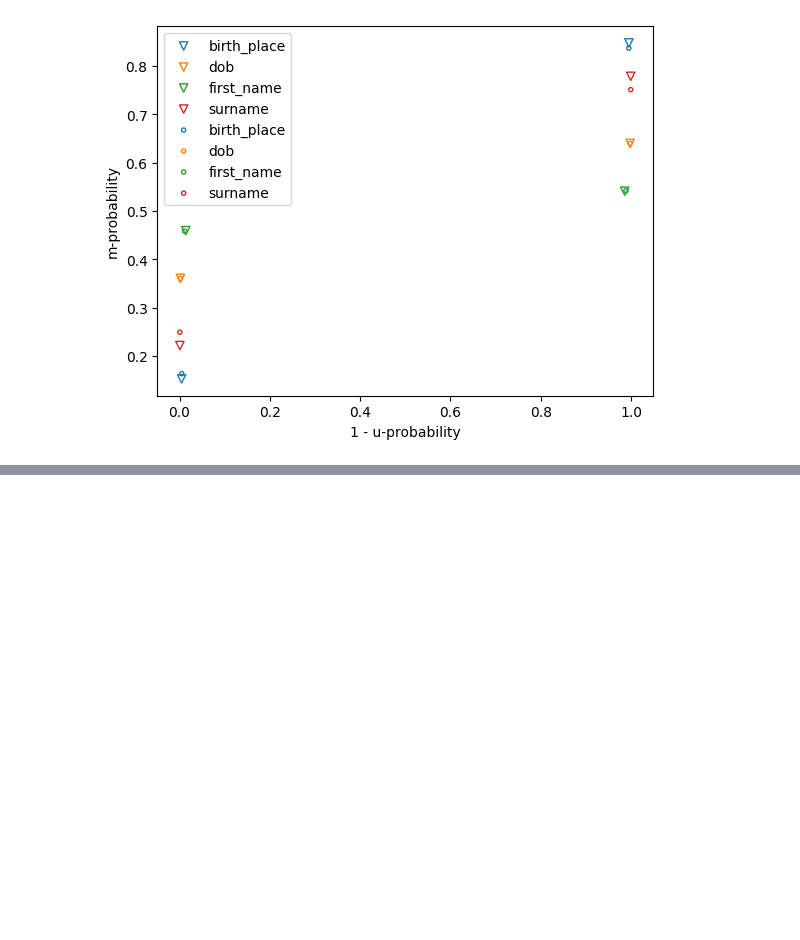
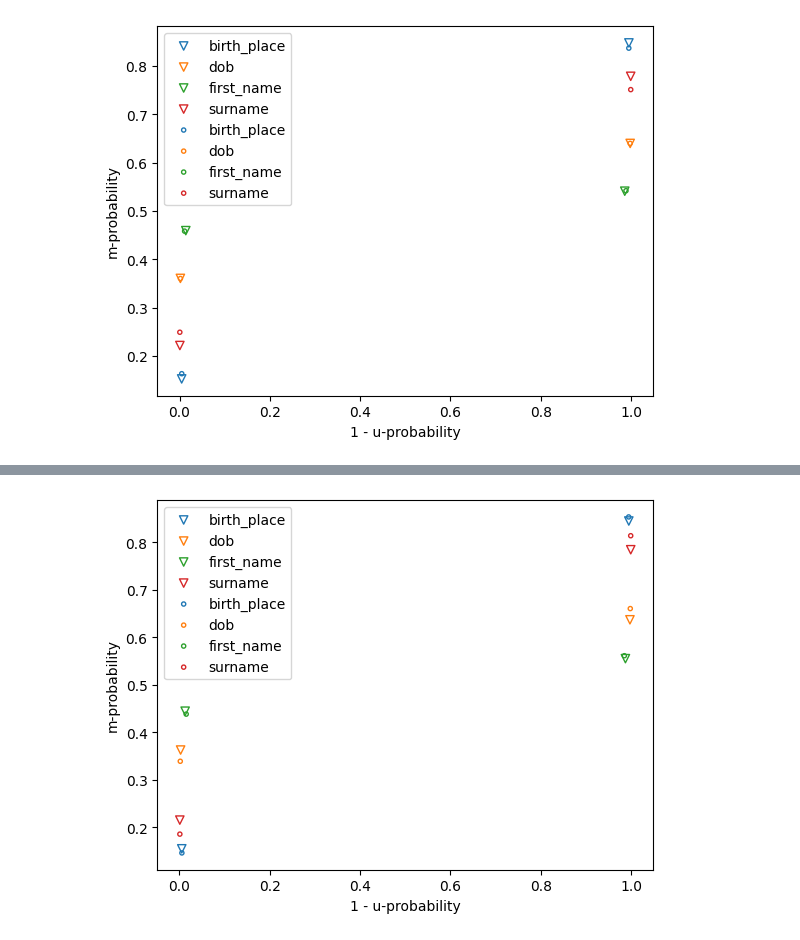
Before and after one commit to amaiaita/splink-experimentation, a Jupyter notebook: plotting.ipynb, the cells around one changed output, grey strips where cells are left out. Saved outputs shown, nothing was run; the diff lists cells and outputs as text; code cells hidden in the pictures; blank space fills up the shorter version.

```diff
--- a/plotting.ipynb
+++ b/plotting.ipynb
@@ -48,0 +60,9 @@ plt.show()
+# %%
+fig , ax = plt.subplots()
+
+plot_m_and_u(less_data,ax,'v')
+plot_m_and_u(less_data2,ax,'.')
+plt.legend()
+plt.show()
+# %% [output]
+[figure, added]
```
Also changed, not shown: parts of 5 cells of this notebook.
